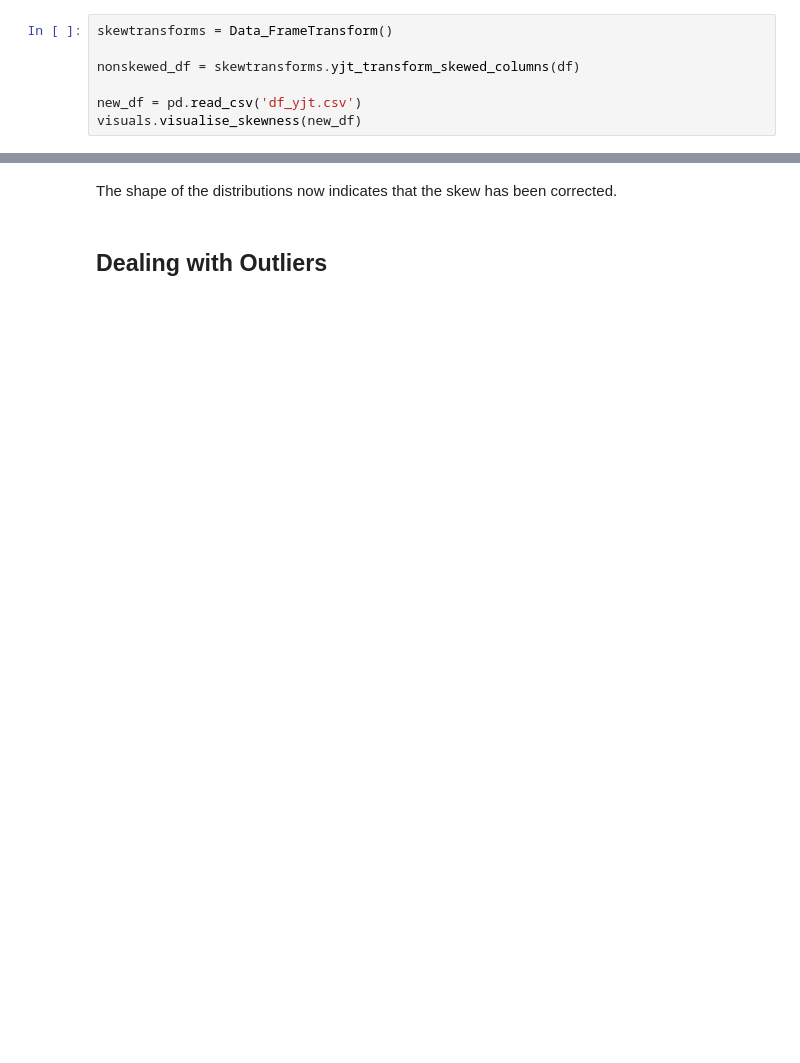
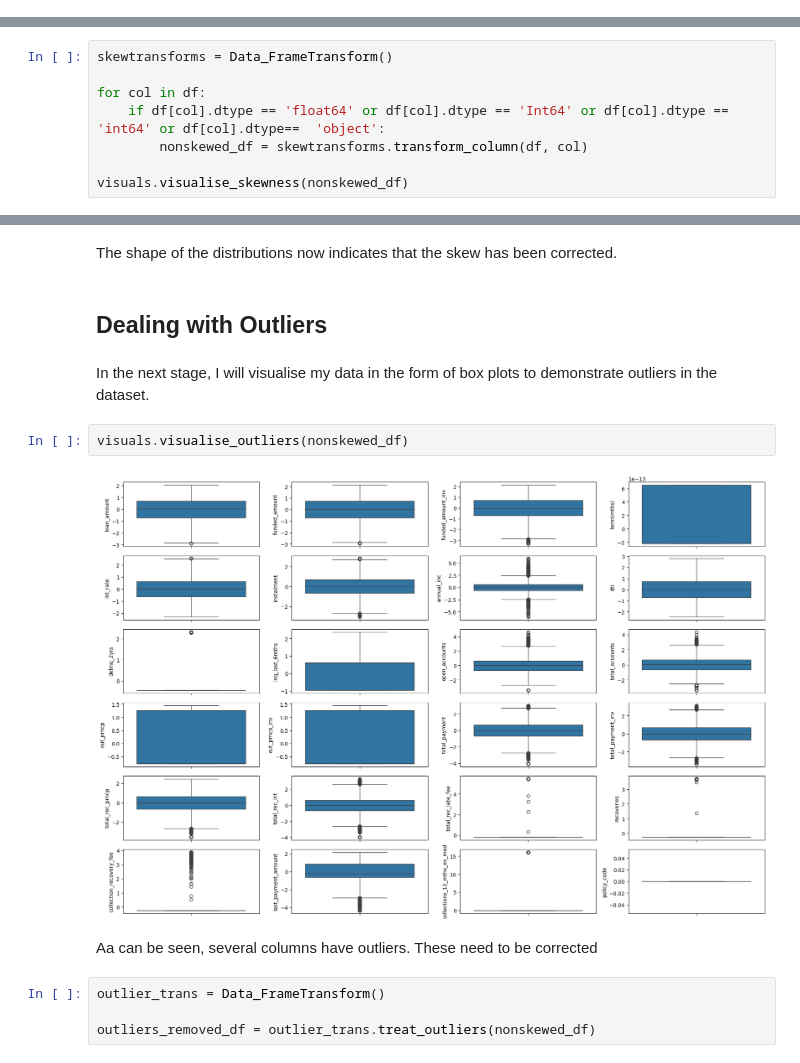
Before and after one commit to balany1/exploratory-data-analysis---customer-loans-in-finance152, a Jupyter notebook: eda.ipynb, the cells around one changed output, grey strips where cells are left out. Cells and saved outputs as stored; diff of their text form; blank space fills up the shorter version.

```diff
--- a/eda.ipynb
+++ b/eda.ipynb
@@ -277,10 +277,3 @@ visuals.visualise_skewness(df)
 [figure]
 # %% [markdown]
 It appears that a number of the columns have a positive skew and more columns are going to be transformed than initially though. For the graphs below, I will use PowerTransform to perform a Yeo-Johnson transformation to a number of these columns
-# %%
-skewtransforms = Data_FrameTransform()
-
-nonskewed_df = skewtransforms.yjt_transform_skewed_columns(df)
-
-new_df = pd.read_csv('df_yjt.csv')
-visuals.visualise_skewness(new_df)
@@ -288,0 +280,8 @@ visuals.visualise_skewness(new_df)
+# %%
+skewtransforms = Data_FrameTransform()
+
+for col in df:
+    if df[col].dtype == 'float64' or df[col].dtype == 'Int64' or df[col].dtype == 'int64' or df[col].dtype==  'object':
+        nonskewed_df = skewtransforms.transform_column(df, col)
+
+visuals.visualise_skewness(nonskewed_df)
@@ -290,3 +351,15 @@ visuals.visualise_skewness(new_df)
 The shape of the distributions now indicates that the skew has been corrected.
 # %% [markdown]
 ## Dealing with Outliers
+# %% [markdown]
+In the next stage, I will visualise my data in the form of box plots to demonstrate outliers in the dataset.
+# %%
+visuals.visualise_outliers(nonskewed_df)
+# %% [output]
+[figure, added]
+# %% [markdown]
+Aa can be seen, several columns have outliers. These need to be corrected
+# %%
+outlier_trans = Data_FrameTransform()
+
+outliers_removed_df = outlier_trans.treat_outliers(nonskewed_df)
```
Also changed, not shown: parts of 3 cells of this notebook, 4 other files.
